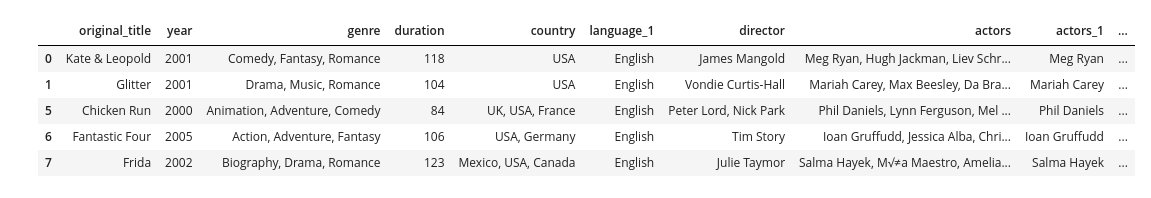
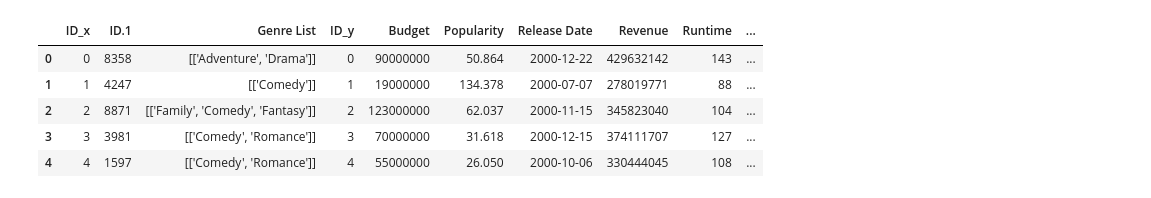
Before and after one commit to cjayati/camp_rock, a Jupyter notebook: genre_analysis.ipynb, the cells around one changed output. Drawn from its saved outputs; the diff is of its cells as text; code cells hidden in the pictures.

```diff
--- a/genre_analysis.ipynb
+++ b/genre_analysis.ipynb
@@ -3,17 +3,22 @@
 import pandas as pd
 import matplotlib.pyplot as plt
 # %%
-movie_df = pd.read_excel('IMDB Movies 2000 - 2020 (clean).xlsx', sheet_name='Clean Data').dropna()
-movie_df = movie_df[movie_df['country'].str.contains("USA")]
-movie_df = movie_df[pd.to_numeric(movie_df['usa_gross_income'], errors='coerce').notnull()]
-movie_df = movie_df[pd.to_numeric(movie_df['budget'], errors='coerce').notnull()]
-movie_df["Profit"] = movie_df["usa_gross_income"] - movie_df["budget"]
+movie_genre_df = pd.read_csv('data/tmdb_genres.csv').dropna()
+movie_details_df = pd.read_csv('data/movie_details.csv').dropna()
+movie_df = pd.merge(movie_genre_df, movie_details_df, how="inner", on=["ID.1"])
+
+#movie_df = movie_df[movie_df['country'].str.contains("USA")]
+#movie_df = movie_df[pd.to_numeric(movie_df['usa_gross_income'], errors='coerce').notnull()]
+#movie_df = movie_df[pd.to_numeric(movie_df['budget'], errors='coerce').notnull()]
+movie_df["Profit"] = movie_df["Revenue"] - movie_df["Budget"]
+movie_df["Year"] = movie_df['Release Date'].str.split('[-]',expand=True,regex=True)[0].astype(int)
+movie_df = movie_df[(movie_df["Year"]>=2000) & (movie_df["Year"]<=2020)]
 movie_df.head()
 # %% [output]
-|  | original_title | year | genre | duration | country | language_1 | director | actors | actors_1 | ... |
-| 0 | Kate & Leopold | 2001 | Comedy, Fantasy, Romance | 118 | USA | English | James Mangold | Meg Ryan, Hugh Jackman, Liev Schr... | Meg Ryan | ... |
-| 1 | Glitter | 2001 | Drama, Music, Romance | 104 | USA | English | Vondie Curtis-Hall | Mariah Carey, Max Beesley, Da Bra... | Mariah Carey | ... |
-| 5 | Chicken Run | 2000 | Animation, Adventure, Comedy | 84 | UK, USA, France | English | Peter Lord, Nick Park | Phil Daniels, Lynn Ferguson, Mel ... | Phil Daniels | ... |
-| 6 | Fantastic Four | 2005 | Action, Adventure, Fantasy | 106 | USA, Germany | English | Tim Story | Ioan Gruffudd, Jessica Alba, Chri... | Ioan Gruffudd | ... |
-| 7 | Frida | 2002 | Biography, Drama, Romance | 123 | Mexico, USA, Canada | English | Julie Taymor | Salma Hayek, M√≠a Maestro, Amelia... | Salma Hayek | ... |
+|  | ID_x | ID.1 | Genre List | ID_y | Budget | Popularity | Release Date | Revenue | Runtime | ... |
+| 0 | 0 | 8358 | [['Adventure', 'Drama']] | 0 | 90000000 | 50.864 | 2000-12-22 | 429632142 | 143 | ... |
+| 1 | 1 | 4247 | [['Comedy']] | 1 | 19000000 | 134.378 | 2000-07-07 | 278019771 | 88 | ... |
+| 2 | 2 | 8871 | [['Family', 'Comedy', 'Fantasy']] | 2 | 123000000 | 62.037 | 2000-11-15 | 345823040 | 104 | ... |
+| 3 | 3 | 3981 | [['Comedy', 'Romance']] | 3 | 70000000 | 31.618 | 2000-12-15 | 374111707 | 127 | ... |
+| 4 | 4 | 1597 | [['Comedy', 'Romance']] | 4 | 55000000 | 26.050 | 2000-10-06 | 330444045 | 108 | ... |
 # %%
```
Also changed, not shown: parts of 9 cells of this notebook.
